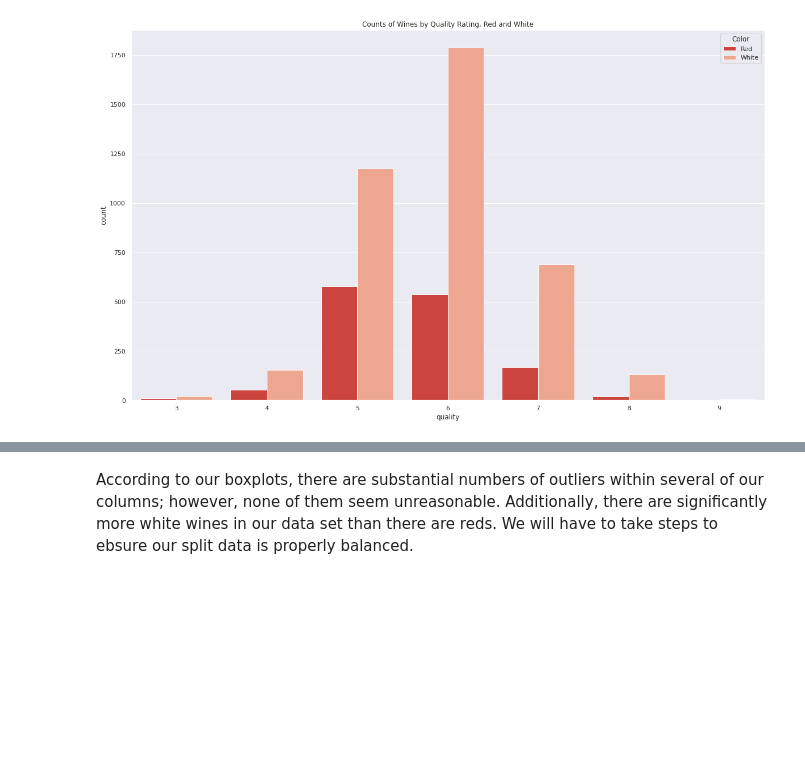
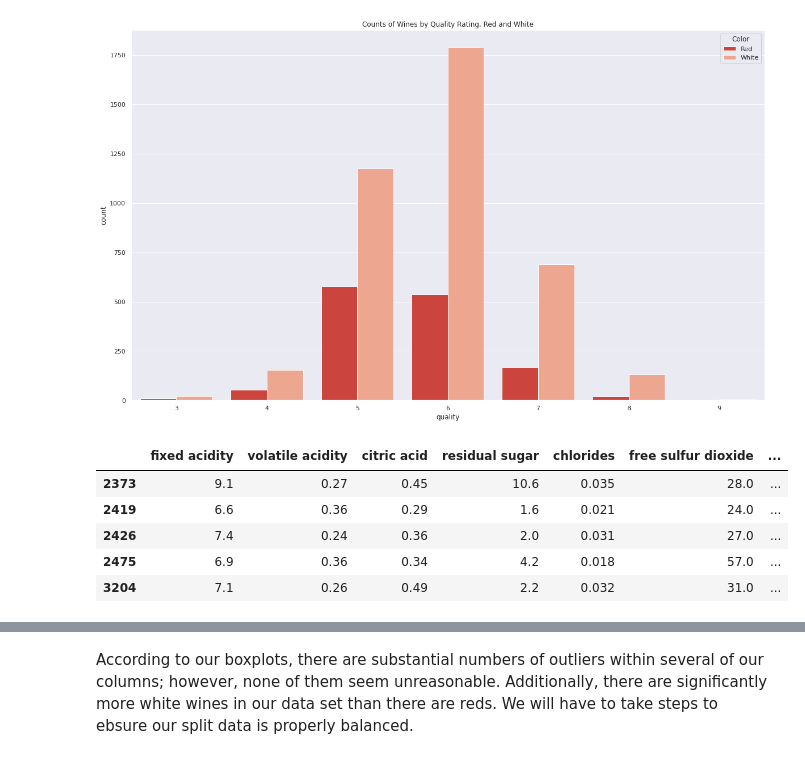
Before and after one commit to bemadi/Predicting-Wine-Quality-Using-Machine-Learning, a Jupyter notebook: Project_2_Wine_Quality.ipynb, the cells around one changed output, grey strips where cells are left out. Saved outputs shown, nothing was run; the diff lists cells and outputs as text; code cells hidden in the pictures; blank space fills up the shorter version.

```diff
--- a/Project_2_Wine_Quality.ipynb
+++ b/Project_2_Wine_Quality.ipynb
@@ -54,6 +77,15 @@ sns.countplot(data=df, x='quality', hue = 'Color', palette="Reds_r")
 plt.title('Counts of Wines by Quality Rating, Red and White');
 # %% [output]
 [figure]
+# %%
+df.loc[df['quality'] == 9, :]
+# %% [output]
+|  | fixed acidity | volatile acidity | citric acid | residual sugar | chlorides | free sulfur dioxide | ... |
+| 2373 | 9.1 | 0.27 | 0.45 | 10.6 | 0.035 | 28.0 | ... |
+| 2419 | 6.6 | 0.36 | 0.29 | 1.6 | 0.021 | 24.0 | ... |
+| 2426 | 7.4 | 0.24 | 0.36 | 2.0 | 0.031 | 27.0 | ... |
+| 2475 | 6.9 | 0.36 | 0.34 | 4.2 | 0.018 | 57.0 | ... |
+| 3204 | 7.1 | 0.26 | 0.49 | 2.2 | 0.032 | 31.0 | ... |
 # %%
 df.boxplot(column = 'fixed acidity');
 # %% [output]
```
Also changed, not shown: parts of 54 cells of this notebook.
